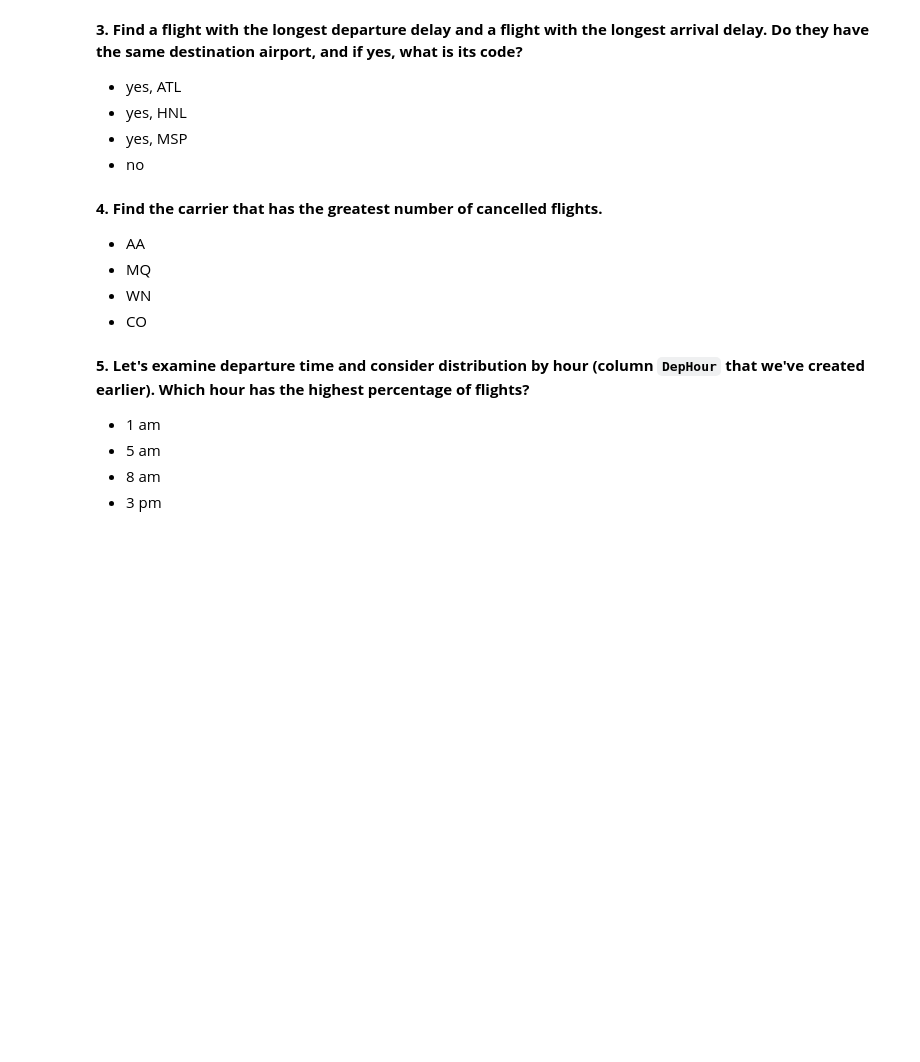
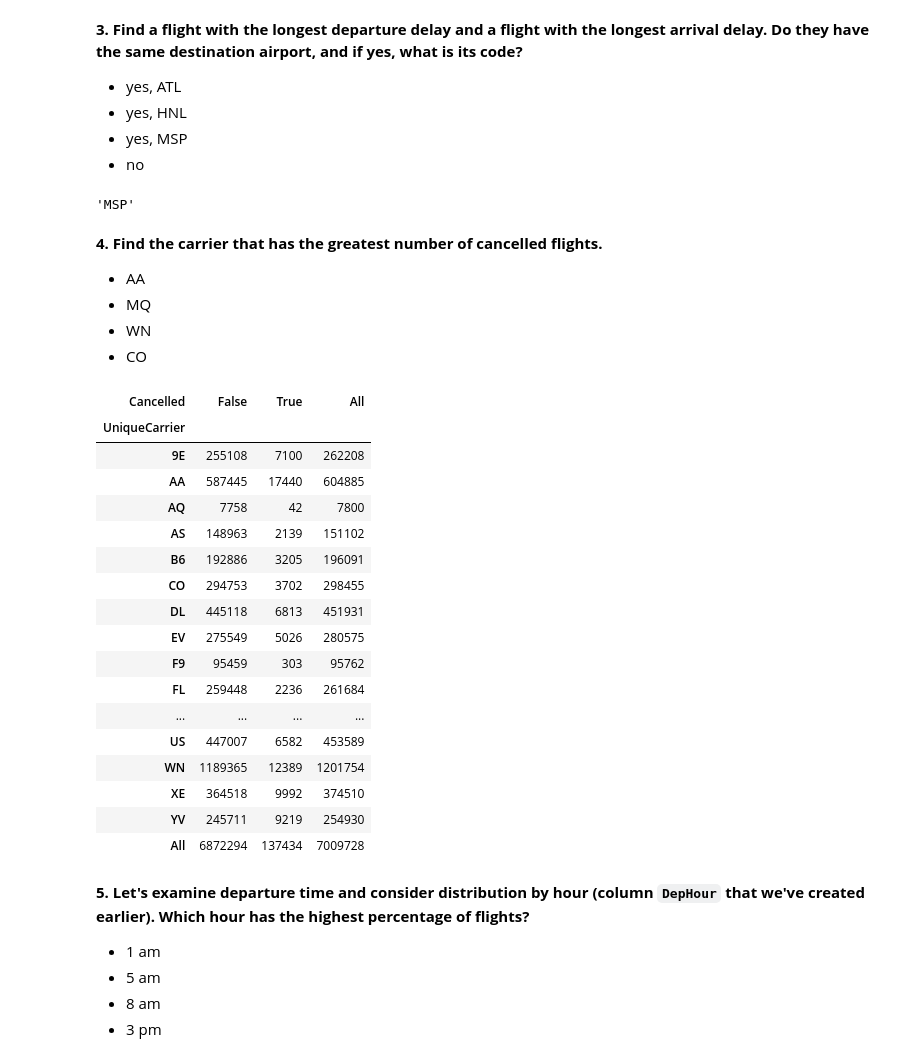
Before and after one commit to awkepler/Data-Analysis-with-Python, a Jupyter notebook: assignment1_USA_flights_EDA.ipynb, the cells around one changed output. Drawn from its saved outputs; the diff is of its cells as text; code cells hidden in the pictures; blank space fills up the shorter version.

```diff
--- a/assignment1_USA_flights_EDA.ipynb
+++ b/assignment1_USA_flights_EDA.ipynb
@@ -321,3 +320,11 @@ Name: Cancelled, dtype: int64
+# %%
+flights_df.iloc[flights_df['ArrDelay'].idxmax()]['ArrDelay']
+flights_df.iloc[flights_df['DepDelay'].idxmax()]['DepDelay']
+
+flights_df.iloc[flights_df['DepDelay'].idxmax()]['Dest']
+flights_df.iloc[flights_df['ArrDelay'].idxmax()]['Dest']
+# %% [output]
+'MSP'
 # %% [markdown]
 **4. Find the carrier that has the greatest number of cancelled flights.**
 
@@ -330,3 +335,29 @@ Name: Cancelled, dtype: int64
+# %%
+pd.crosstab(flights_df['UniqueCarrier'], flights_df['Cancelled'], margins=True)
+#flights_df['Cancelled'].mode()
+#flights_df.head()
+#sns.countplot(x='UniqueCarrier', hue='Cancelled', data=flights_df);
+
+#Ans is MQ
+# %% [output]
+| Cancelled | False | True | All |
+| UniqueCarrier |  |  |  |
+| 9E | 255108 | 7100 | 262208 |
+| AA | 587445 | 17440 | 604885 |
+| AQ | 7758 | 42 | 7800 |
+| AS | 148963 | 2139 | 151102 |
+| B6 | 192886 | 3205 | 196091 |
+| CO | 294753 | 3702 | 298455 |
+| DL | 445118 | 6813 | 451931 |
+| EV | 275549 | 5026 | 280575 |
+| F9 | 95459 | 303 | 95762 |
+| FL | 259448 | 2236 | 261684 |
+| ... | ... | ... | ... |
+| US | 447007 | 6582 | 453589 |
+| WN | 1189365 | 12389 | 1201754 |
+| XE | 364518 | 9992 | 374510 |
+| YV | 245711 | 9219 | 254930 |
+| All | 6872294 | 137434 | 7009728 |
 # %% [markdown]
 **5. Let's examine departure time and consider distribution by hour (column `DepHour` that we've created earlier). Which hour has the highest percentage of flights?**<br>
 
```
Also changed, not shown: parts of 17 cells of this notebook.
